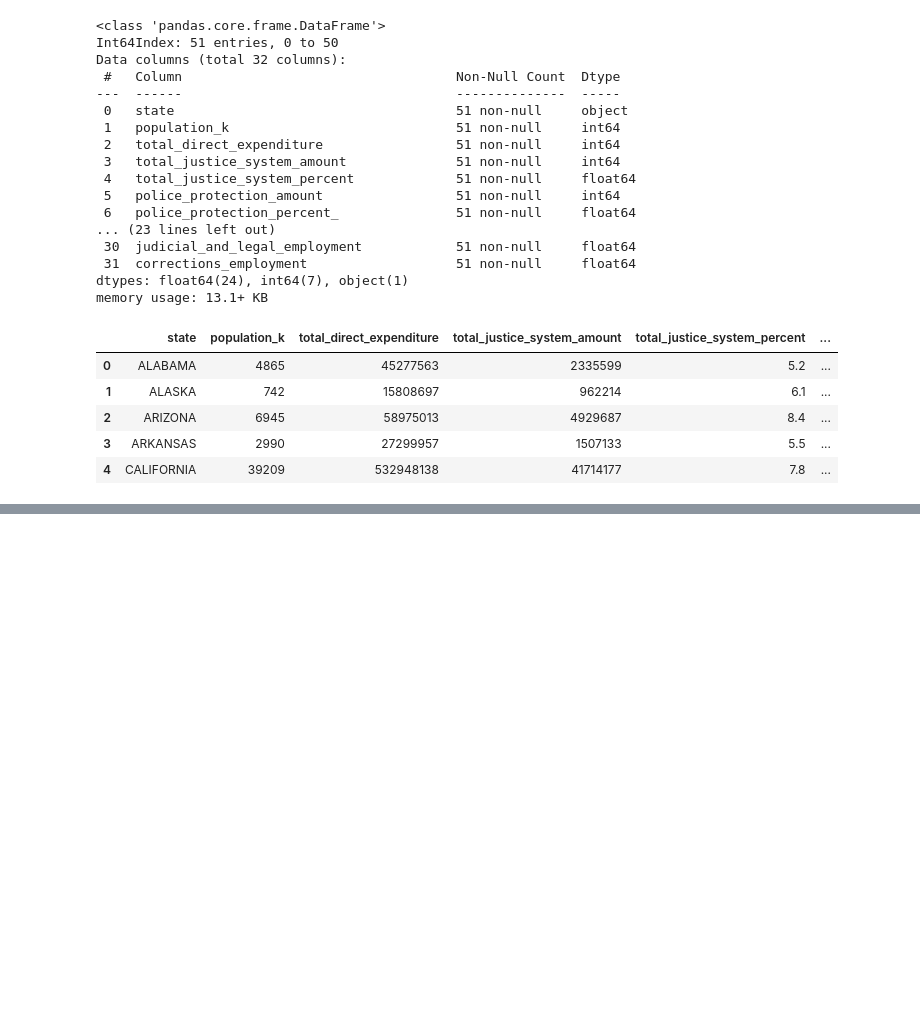
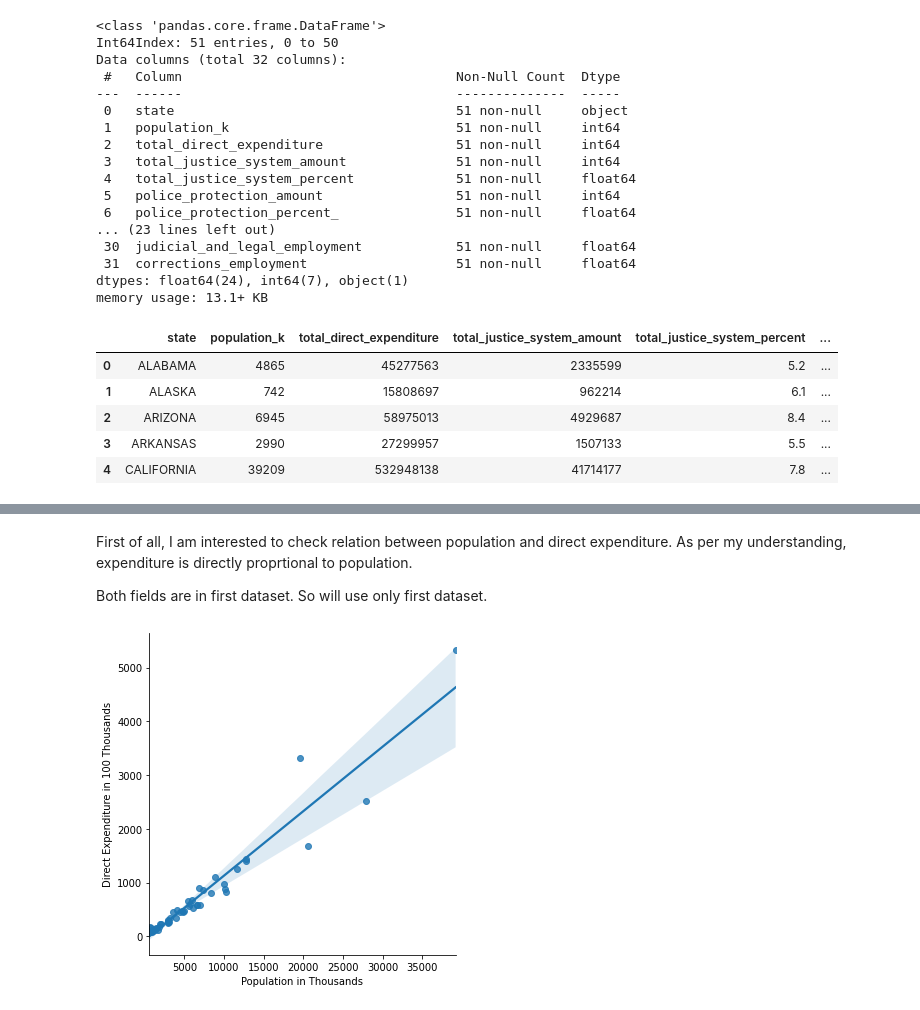
Before and after one commit to ninadcpa/DSC540, a Jupyter notebook: Final_Project.ipynb, the cells around one changed output, grey strips where cells are left out. Saved outputs shown, nothing was run; the diff lists cells and outputs as text; code cells hidden in the pictures; blank space fills up the shorter version.

```diff
--- a/Final_Project.ipynb
+++ b/Final_Project.ipynb
@@ -813,0 +879,15 @@ combined_df.head()
+# %% [markdown]
+First of all, I am interested to check relation between population and direct expenditure. As per my understanding, expenditure is directly proprtional to population.
+
+Both fields are in first dataset. So will use only first dataset.
+# %%
+import matplotlib.pyplot as plt
+import seaborn as sns
+%matplotlib inline
+
+df_jee03['direct_expenditure_100k'] = df_jee03['total_direct_expenditure']/100000
+ax = sns.lmplot(data=df_jee03, x="population_k", y="direct_expenditure_100k")
+ax.set(xlabel='Population in Thousands', ylabel='Direct Expenditure in 100 Thousands')
+plt.show()
+# %% [output]
+[figure, added]
```
Also changed, not shown: parts of 14 cells of this notebook.
